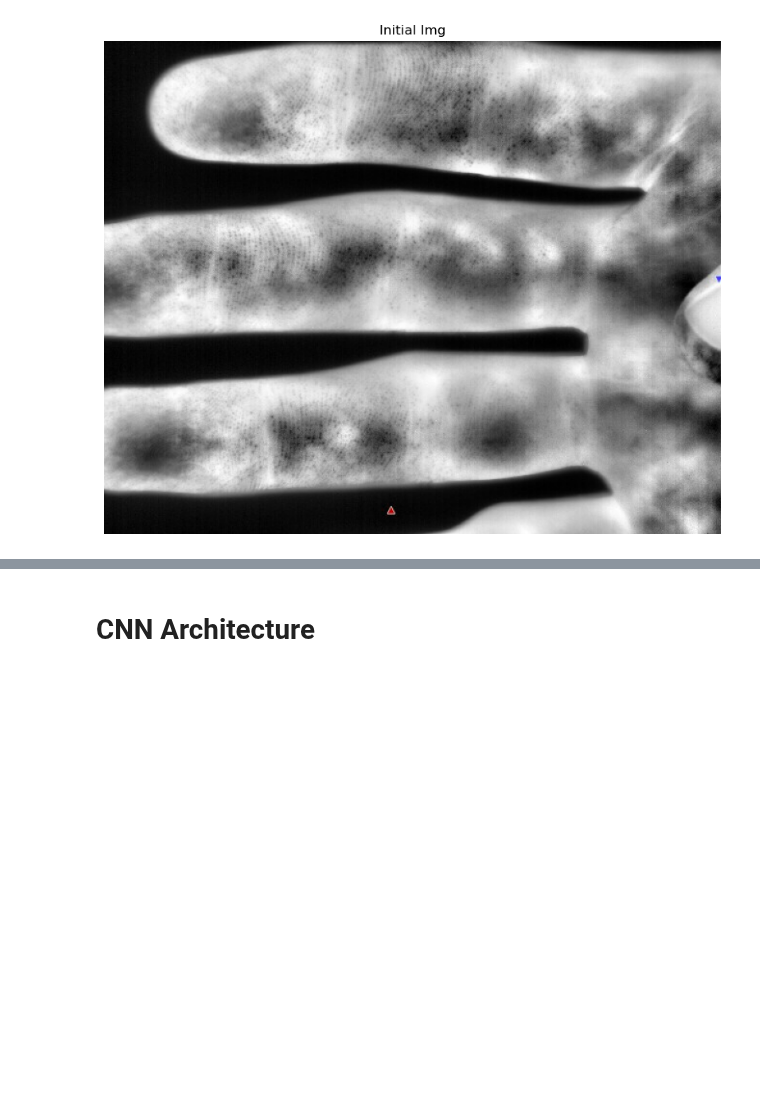
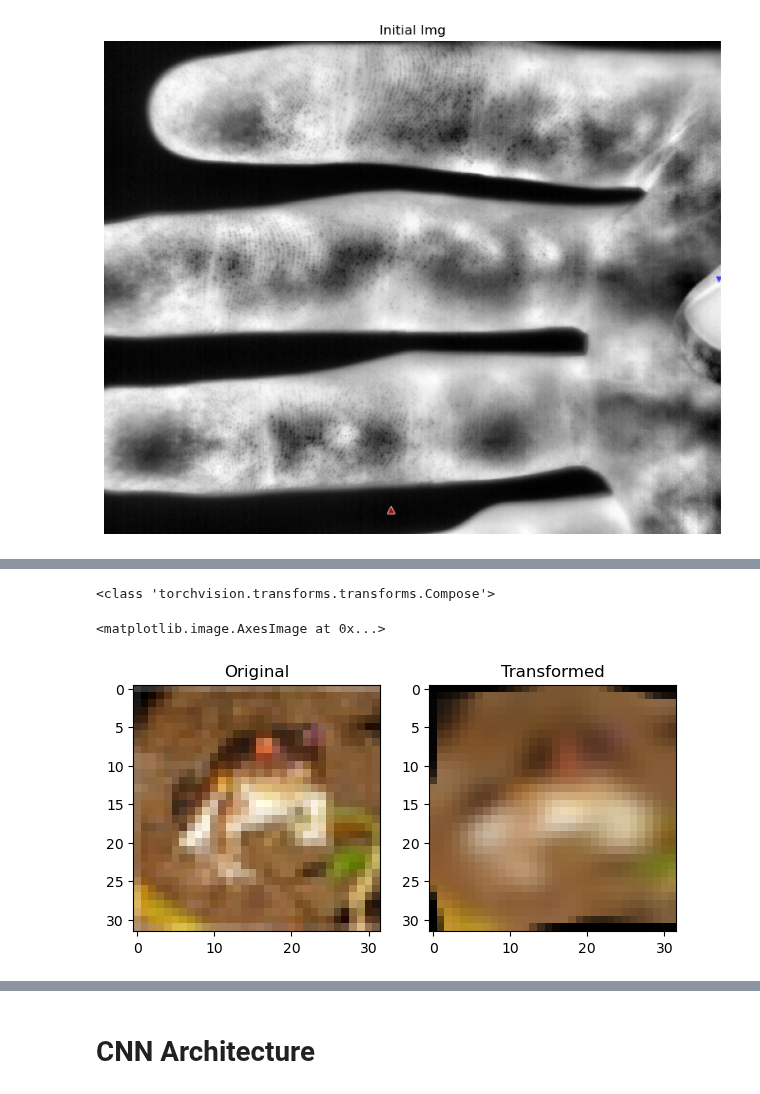
Before and after one commit to UArizonaCB2/sweat-pore-activation, a Jupyter notebook: notebooks/NeuralNetworks.ipynb, the cells around one changed output, grey strips where cells are left out. Saved outputs shown, nothing was run; the diff lists cells and outputs as text; code cells hidden in the pictures; blank space fills up the shorter version.

```diff
--- a/notebooks/NeuralNetworks.ipynb
+++ b/notebooks/NeuralNetworks.ipynb
@@ -96,0 +88,27 @@ Total amount of imported iamges: 50000
+# %%
+# Testing out the transforms.compose function
+img = train_data[0][0]
+
+trans = transforms.Compose([
+        transforms.GaussianBlur((5, 5)),
+        transforms.ElasticTransform(),
+        transforms.RandomErasing()
+])
+
+print(type(trans))
+
+# Apply this transformation to the image.
+img_t = trans(img)
+
+# Display images
+plt.figure(figsize = (7, 7))
+plt.subplot(1,2,1)
+plt.title("Original")
+plt.imshow(img)
+plt.subplot(1,2,2)
+plt.title("Transformed")
+plt.imshow(img_t)
+# %% [output]
+<class 'torchvision.transforms.transforms.Compose'>
+<matplotlib.image.AxesImage at 0x...>
+[figure, added]
```
Also changed, not shown: parts of 31 cells of this notebook, 8 other files.
